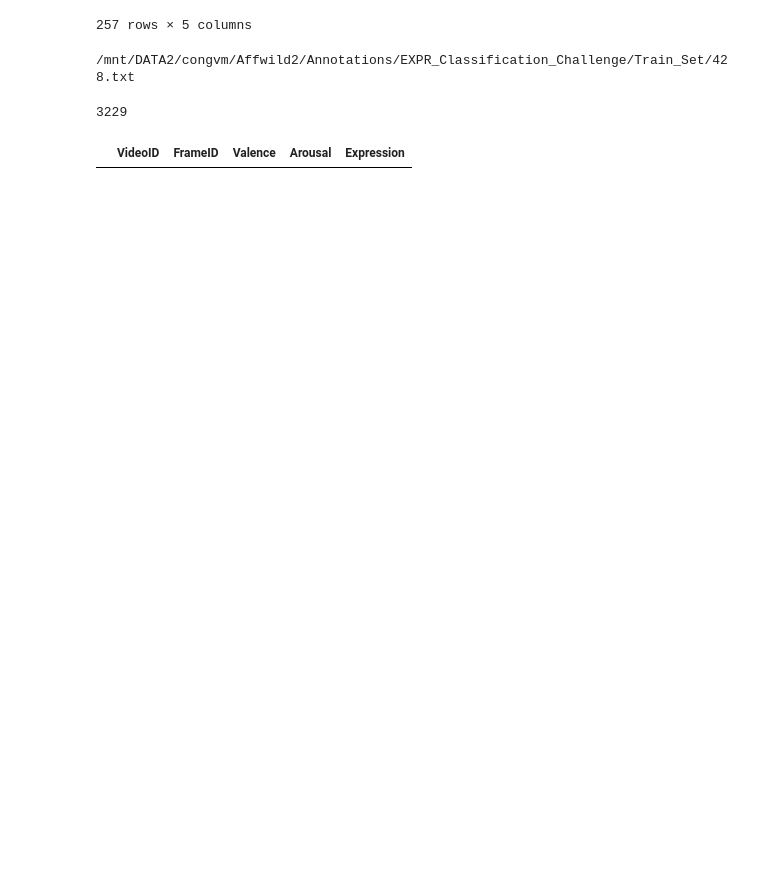
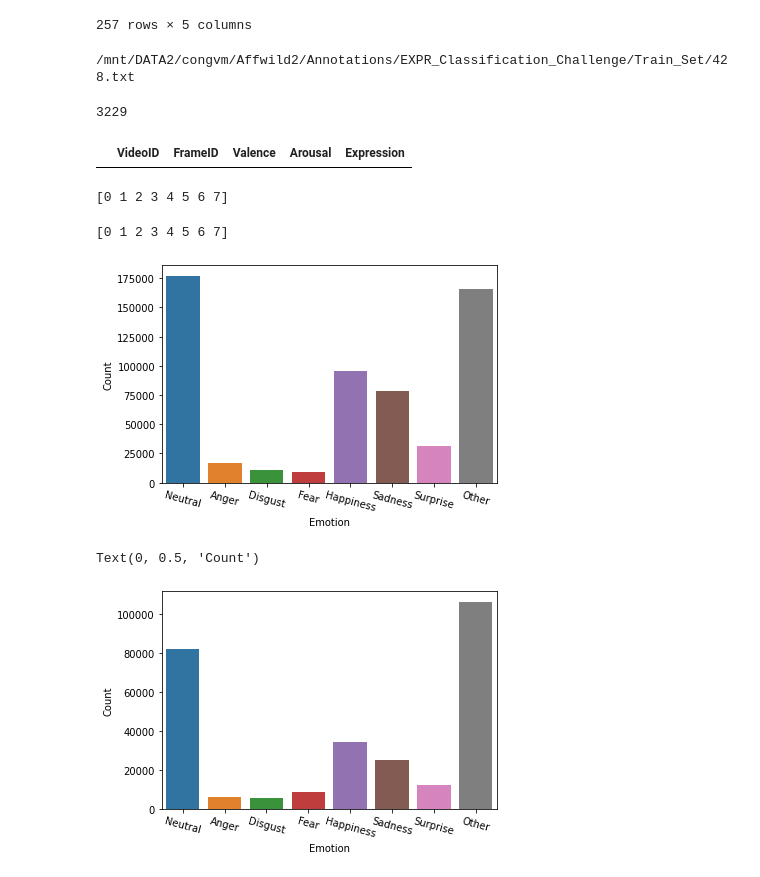
Before and after one commit to congvmit/ABAW2-BEAST, a Jupyter notebook: ipy.0.affwild-dataset.ipynb, the cells around one changed output. Cells and saved outputs as stored; diff of their text form; code cells hidden in the pictures; blank space fills up the shorter version.

```diff
--- a/ipy.0.affwild-dataset.ipynb
+++ b/ipy.0.affwild-dataset.ipynb
@@ -255,3 +116,67 @@ df_selected = df_grouped[df_grouped.VideoID == '428']
 df_selected
 # %% [output]
 |  | VideoID | FrameID | Valence | Arousal | Expression |
+# %%
+from glob import glob
+from tqdm import tqdm
+import seaborn as sns
+import matplotlib.pyplot as plt
+import pandas as pd
+
+EMOTION_MAP = {
+    0: "Neutral",
+    1: "Anger",
+    2: "Disgust",
+    3: "Fear",
+    4: "Happiness",
+    5: "Sadness",
+    6: "Surprise",
+    7: "Other",
+}
+
+
+data_dir = (
+    "/home/lab/congvm/Affwild2//saved_labels/EXPR_Classification_Challenge/Train_Set"
+)
+list_csv = glob(data_dir + "/*.csv")
+df = pd.DataFrame()
+for i in tqdm(list_csv, total=len(list_csv)):
+    df = pd.concat((df, pd.read_csv(i)), axis=0).reset_index(drop=True)
+
+labels = df.labels_ex
+label_unique = labels.unique()
+label_unique.sort()
+print(label_unique)
+train_label = labels.copy()
+
+
+data_dir = (
+    "/home/lab/congvm/Affwild2/saved_labels/EXPR_Classification_Challenge/Validation_Set"
+)
+list_csv = glob(data_dir + "/*.csv")
+df = pd.DataFrame()
+for i in tqdm(list_csv, total=len(list_csv)):
+    df = pd.concat((df, pd.read_csv(i)), axis=0).reset_index(drop=True)
+
+labels = df.labels_ex
+label_unique = labels.unique()
+label_unique.sort()
+print(label_unique)
+val_label = labels.copy()
+
+sns.countplot(train_label)
+_ = plt.xticks(range(0, 8), list(EMOTION_MAP.values()), rotation=-15)
+plt.xlabel("Emotion")
+plt.ylabel("Count")
+plt.show()
+
+sns.countplot(val_label)
+_ = plt.xticks(range(0, 8), list(EMOTION_MAP.values()), rotation=-15)
+plt.xlabel("Emotion")
+plt.ylabel("Count")
+# %% [output]
+[0 1 2 3 4 5 6 7]
+[0 1 2 3 4 5 6 7]
+[figure, added]
+Text(0, 0.5, 'Count')
+[figure, added]
```
Also changed, not shown: parts of 7 cells of this notebook, 13 other files.
